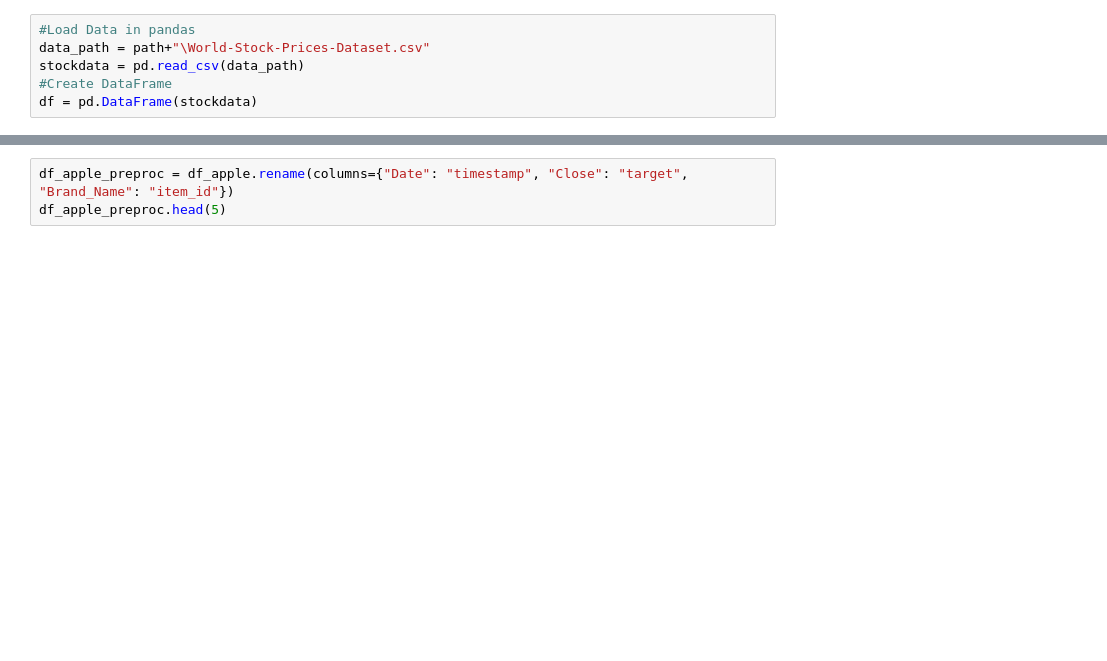
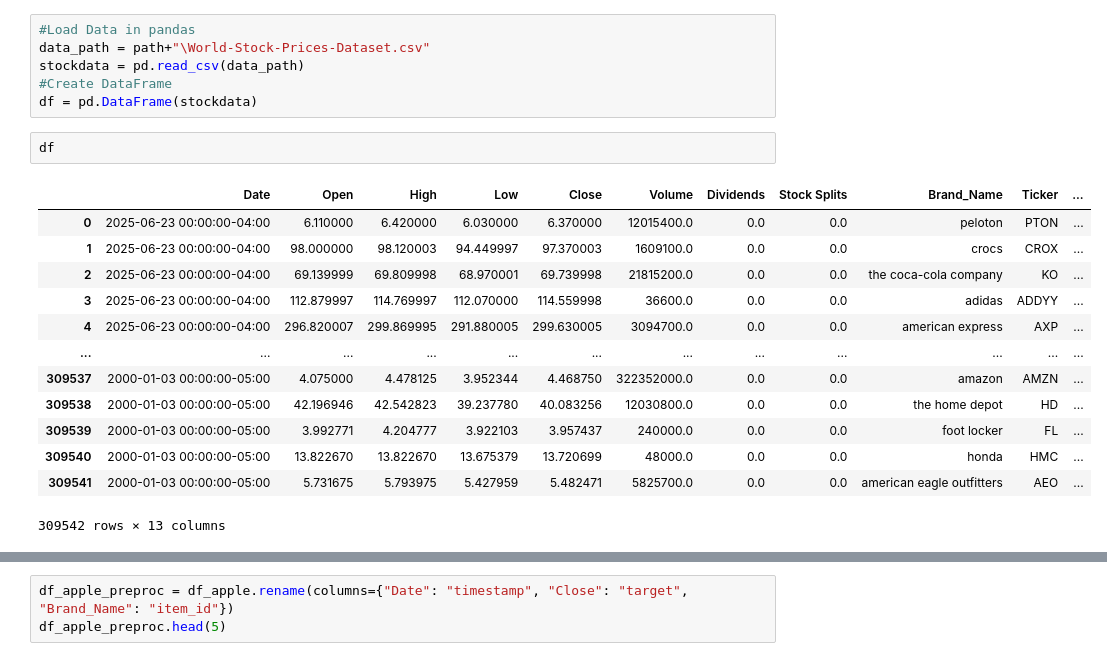
Before and after one commit to tc020/StockPredictor, a Jupyter notebook: prototype.ipynb, the cells around one changed output, grey strips where cells are left out. Saved outputs shown, nothing was run; the diff lists cells and outputs as text; blank space fills up the shorter version.

```diff
--- a/prototype.ipynb
+++ b/prototype.ipynb
@@ -17,3 +17,19 @@ data_path = path+"\World-Stock-Prices-Dataset.csv"
 stockdata = pd.read_csv(data_path)
 #Create DataFrame
 df = pd.DataFrame(stockdata)
+# %%
+df
+# %% [output]
+|  | Date | Open | High | Low | Close | Volume | Dividends | Stock Splits | Brand_Name | Ticker | ... |
+| 0 | 2025-06-23 00:00:00-04:00 | 6.110000 | 6.420000 | 6.030000 | 6.370000 | 12015400.0 | 0.0 | 0.0 | peloton | PTON | ... |
+| 1 | 2025-06-23 00:00:00-04:00 | 98.000000 | 98.120003 | 94.449997 | 97.370003 | 1609100.0 | 0.0 | 0.0 | crocs | CROX | ... |
+| 2 | 2025-06-23 00:00:00-04:00 | 69.139999 | 69.809998 | 68.970001 | 69.739998 | 21815200.0 | 0.0 | 0.0 | the coca-cola company | KO | ... |
+| 3 | 2025-06-23 00:00:00-04:00 | 112.879997 | 114.769997 | 112.070000 | 114.559998 | 36600.0 | 0.0 | 0.0 | adidas | ADDYY | ... |
+| 4 | 2025-06-23 00:00:00-04:00 | 296.820007 | 299.869995 | 291.880005 | 299.630005 | 3094700.0 | 0.0 | 0.0 | american express | AXP | ... |
+| ... | ... | ... | ... | ... | ... | ... | ... | ... | ... | ... | ... |
+| 309537 | 2000-01-03 00:00:00-05:00 | 4.075000 | 4.478125 | 3.952344 | 4.468750 | 322352000.0 | 0.0 | 0.0 | amazon | AMZN | ... |
+| 309538 | 2000-01-03 00:00:00-05:00 | 42.196946 | 42.542823 | 39.237780 | 40.083256 | 12030800.0 | 0.0 | 0.0 | the home depot | HD | ... |
+| 309539 | 2000-01-03 00:00:00-05:00 | 3.992771 | 4.204777 | 3.922103 | 3.957437 | 240000.0 | 0.0 | 0.0 | foot locker | FL | ... |
+| 309540 | 2000-01-03 00:00:00-05:00 | 13.822670 | 13.822670 | 13.675379 | 13.720699 | 48000.0 | 0.0 | 0.0 | honda | HMC | ... |
+| 309541 | 2000-01-03 00:00:00-05:00 | 5.731675 | 5.793975 | 5.427959 | 5.482471 | 5825700.0 | 0.0 | 0.0 | american eagle outfitters | AEO | ... |
+309542 rows × 13 columns
```
Also changed, not shown: parts of 5 cells of this notebook, 1 other file.
